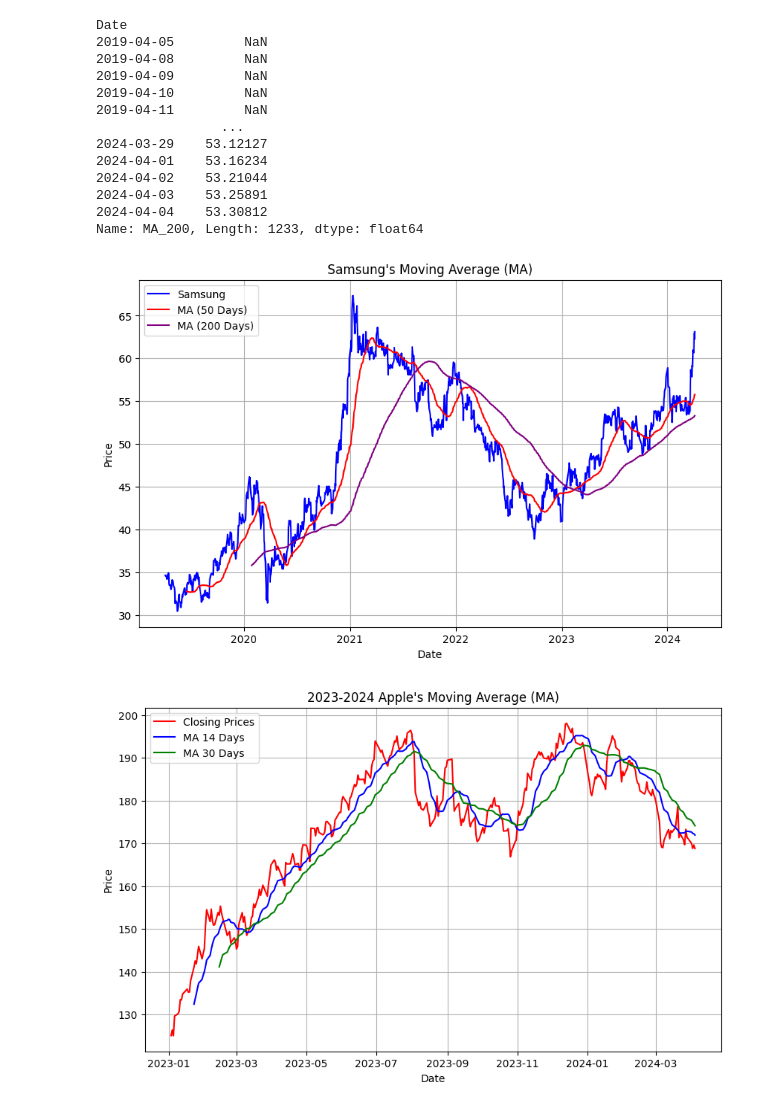
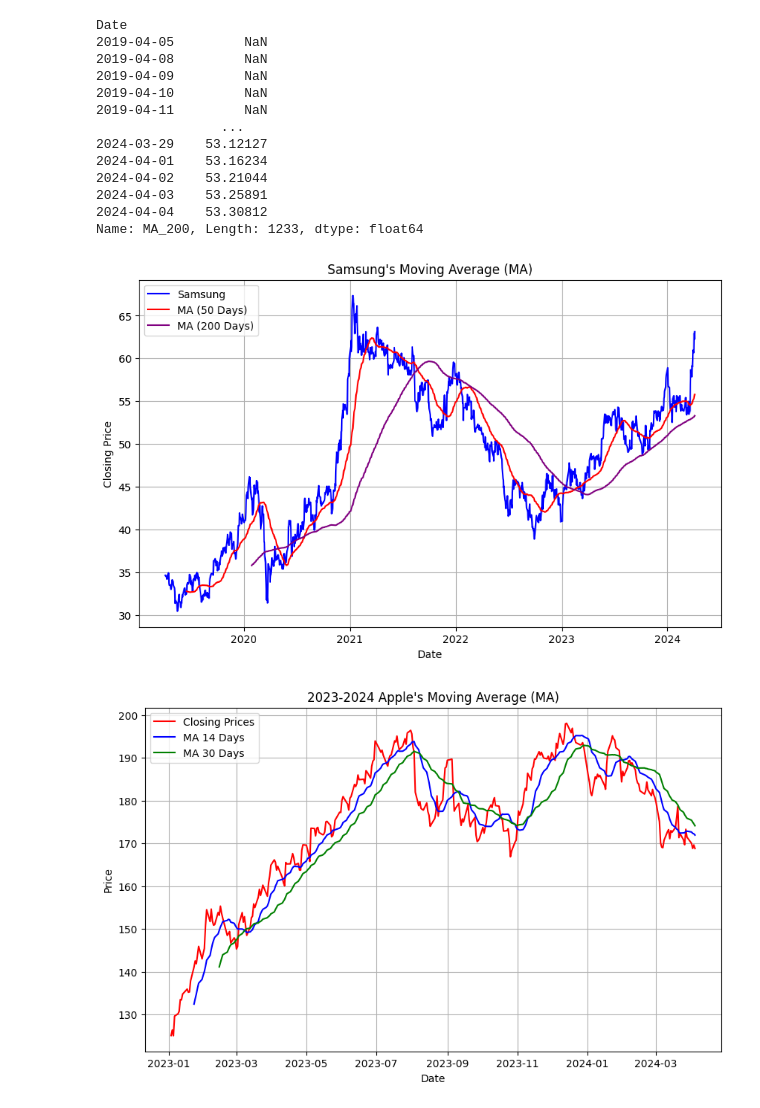
Before and after one commit to jsonshan/AAPL-Samsung-Stock-Prices, a Jupyter notebook: AAPL_SAMSUNG.ipynb, the cells around one changed output. Drawn from its saved outputs; the diff is of its cells as text; code cells hidden in the pictures.

```diff
--- a/AAPL_SAMSUNG.ipynb
+++ b/AAPL_SAMSUNG.ipynb
@@ -368,16 +376,16 @@ Name: MA_200, Length: 1233, dtype: float64
 # %%
 plt.figure(figsize=(10, 6))
 plt.plot(samsung.index, samsung['Close'], color='blue', label='Samsung')
 plt.plot(samsung.index, samsung['MA_50'], color='red', label='MA (50 Days)')
 plt.plot(samsung.index, samsung['MA_200'], color='purple', label='MA (200 Days)')
 plt.xlabel('Date')
-plt.ylabel('Price')
+plt.ylabel('Closing Price')
 plt.title('Samsung\'s Moving Average (MA)')
 plt.legend()
 plt.grid(True)
 plt.show()
 # %% [output]
-[figure, old version]
+[figure, new version]
 # %%
 aapl_MA_14_2023_2024 = aapl[(aapl.index.year == 2023) | (aapl.index.year == 2024)]['Close'].rolling(window=14).mean()
 
```
Also changed, not shown: parts of 12 cells of this notebook.
